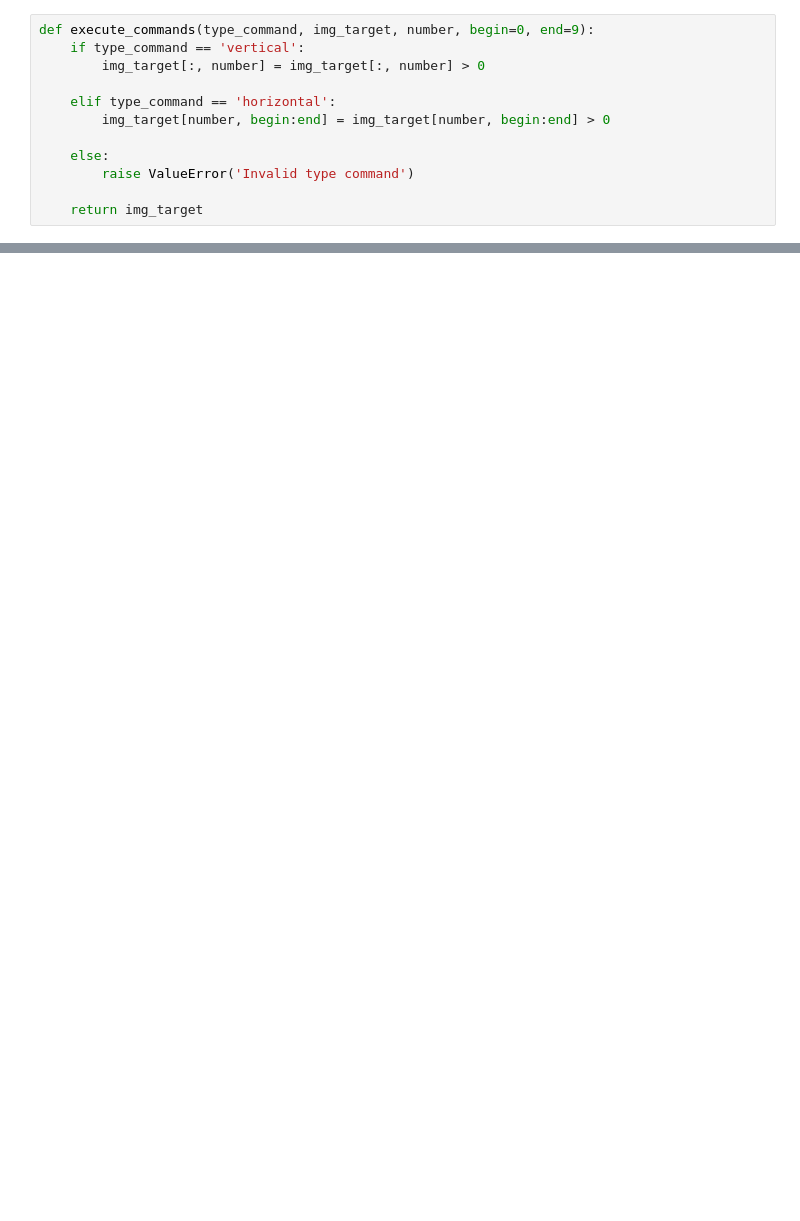
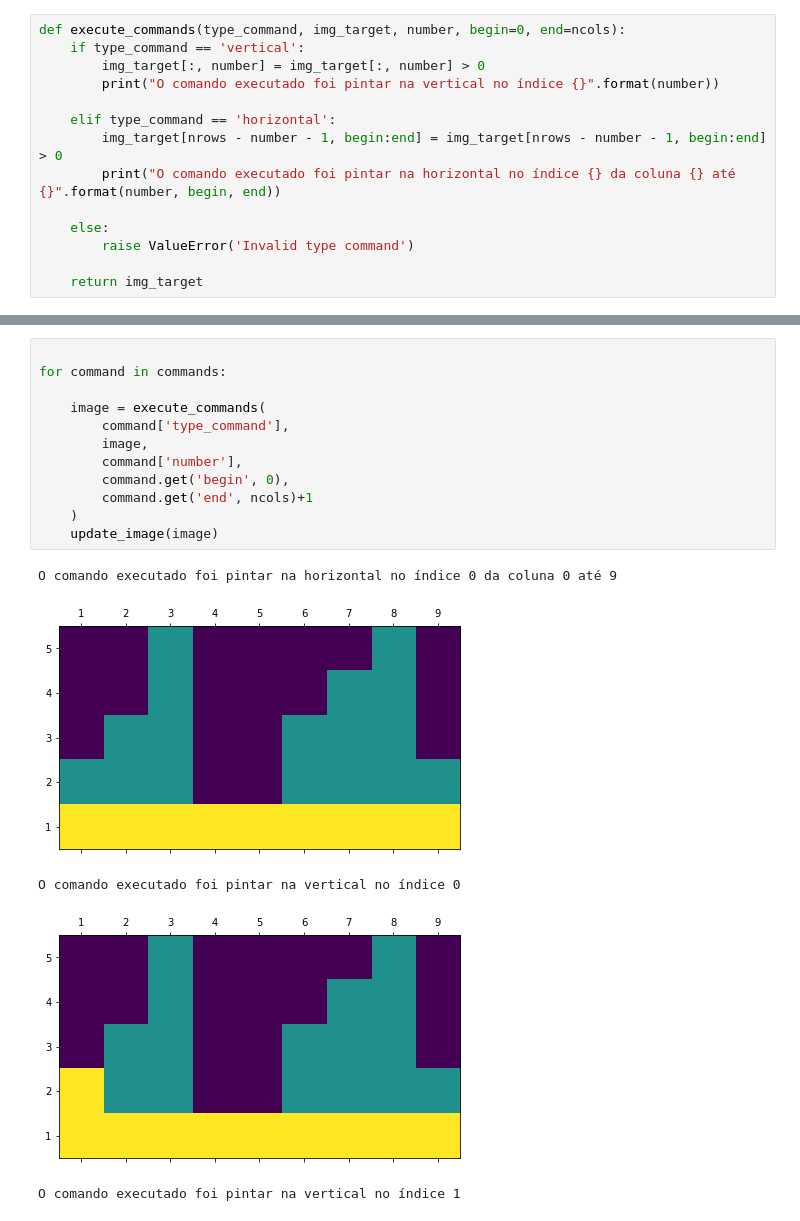
Before and after one commit to EDAII/lista6-ViniciusFerreira-IcaroPires, a Jupyter notebook: lista_6.ipynb, the cells around one changed output, grey strips where cells are left out. Drawn from its saved outputs; the diff is of its cells as text; blank space fills up the shorter version.

```diff
--- a/lista_6.ipynb
+++ b/lista_6.ipynb
@@ -128,10 +125,12 @@ update_image(image)
 # %%
-def execute_commands(type_command, img_target, number, begin=0, end=9):
+def execute_commands(type_command, img_target, number, begin=0, end=ncols):
     if type_command == 'vertical':
         img_target[:, number] = img_target[:, number] > 0
+        print("O comando executado foi pintar na vertical no índice {}".format(number))
 
     elif type_command == 'horizontal':
-        img_target[number, begin:end] = img_target[number, begin:end] > 0
+        img_target[nrows - number - 1, begin:end] = img_target[nrows - number - 1, begin:end] > 0
+        print("O comando executado foi pintar na horizontal no índice {} da coluna {} até {}".format(number, begin, end))
 
     else:
         raise ValueError('Invalid type command')
@@ -204,0 +139,18 @@ for command in commands:
+# %%
+
+for command in commands:
+
+    image = execute_commands(
+        command['type_command'],
+        image,
+        command['number'],
+        command.get('begin', 0),
+        command.get('end', ncols)+1
+    )
+    update_image(image)
+# %% [output]
+O comando executado foi pintar na horizontal no índice 0 da coluna 0 até 9
+[figure, added]
+O comando executado foi pintar na vertical no índice 0
+[figure, added]
+O comando executado foi pintar na vertical no índice 1
```
Also changed, not shown: parts of 9 cells of this notebook.
